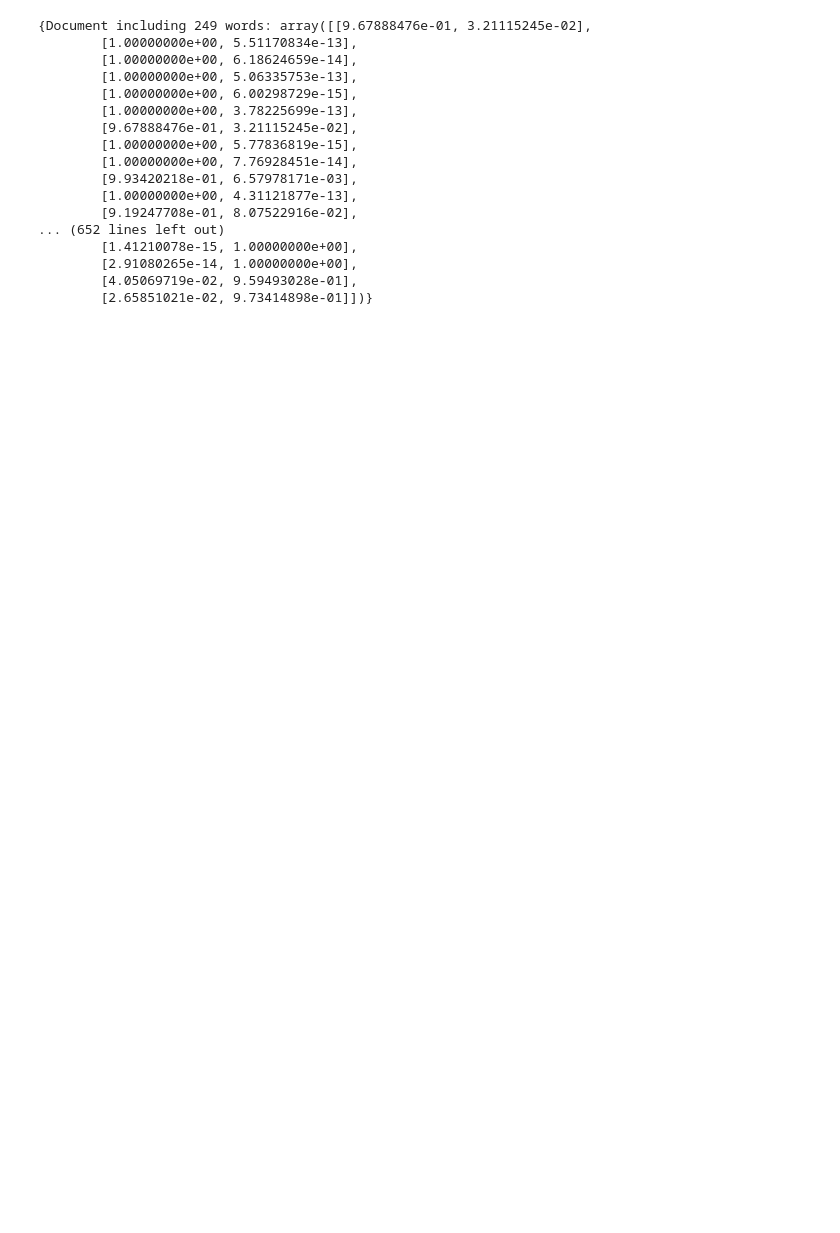
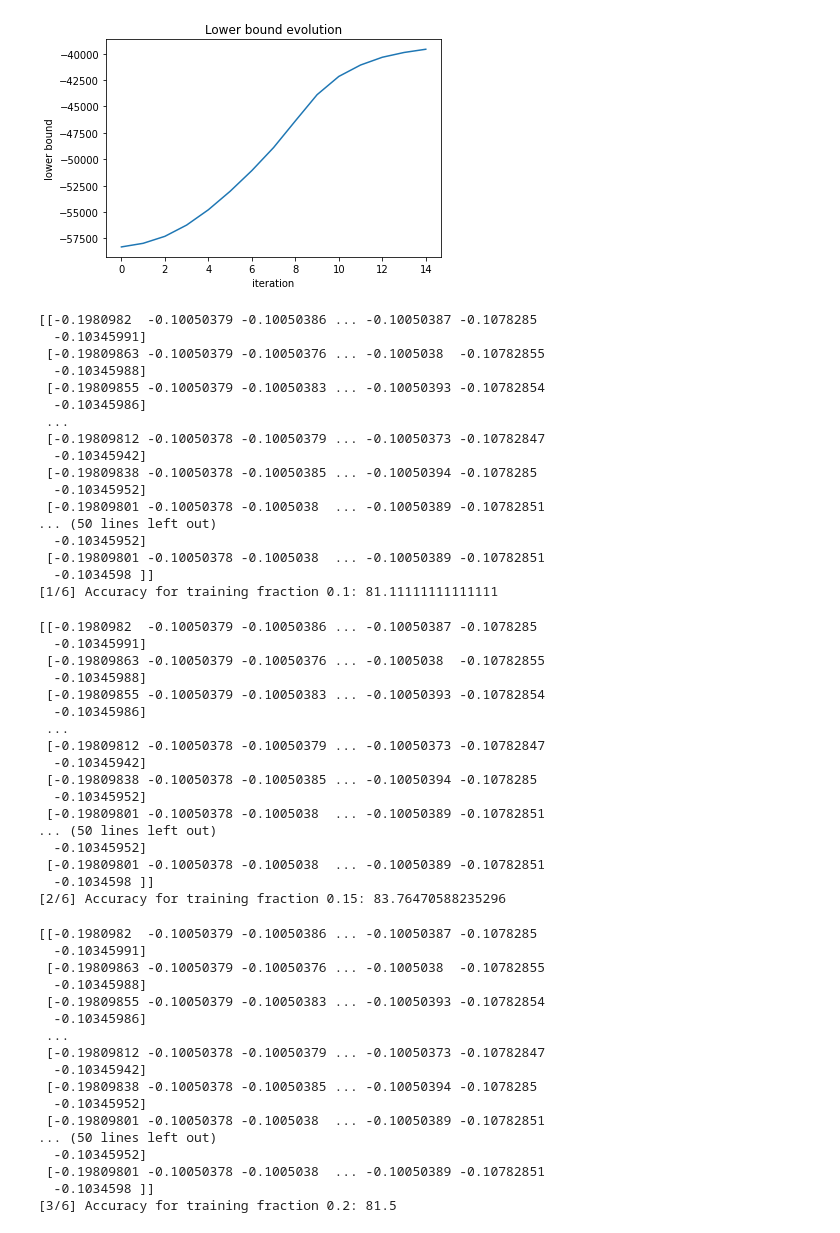
Before and after one commit to annasanchez27/DD2434-advanced-ml, a Jupyter notebook: experiments/classification.ipynb, the cells around one changed output. Saved outputs shown, nothing was run; the diff lists cells and outputs as text; code cells hidden in the pictures; blank space fills up the shorter version.

```diff
--- a/experiments/classification.ipynb
+++ b/experiments/classification.ipynb
@@ -182,20 +122,57 @@ phis = result['params']['phis']
-# %%
-phis
-# %% [output]
-{Document including 249 words: array([[9.67888476e-01, 3.21115245e-02],
-        [1.00000000e+00, 5.51170834e-13],
-        [1.00000000e+00, 6.18624659e-14],
-        [1.00000000e+00, 5.06335753e-13],
-        [1.00000000e+00, 6.00298729e-15],
-        [1.00000000e+00, 3.78225699e-13],
-        [9.67888476e-01, 3.21115245e-02],
-        [1.00000000e+00, 5.77836819e-15],
-        [1.00000000e+00, 7.76928451e-14],
-        [9.93420218e-01, 6.57978171e-03],
-        [1.00000000e+00, 4.31121877e-13],
-        [9.19247708e-01, 8.07522916e-02],
-... (652 lines left out)
-        [1.41210078e-15, 1.00000000e+00],
-        [2.91080265e-14, 1.00000000e+00],
-        [4.05069719e-02, 9.59493028e-01],
-        [2.65851021e-02, 9.73414898e-01]])}
+# %%
+earn_docs = create_docs_for_label('earn', docs_with_topics)
+# %%
+plot_classification_for_label(earn_docs, 'earn')
+# %% [output]
+[figure, added]
+[[-0.1980982  -0.10050379 -0.10050386 ... -0.10050387 -0.1078285
+  -0.10345991]
+ [-0.19809863 -0.10050379 -0.10050376 ... -0.1005038  -0.10782855
+  -0.10345988]
+ [-0.19809855 -0.10050379 -0.10050383 ... -0.10050393 -0.10782854
+  -0.10345986]
+ ...
+ [-0.19809812 -0.10050378 -0.10050379 ... -0.10050373 -0.10782847
+  -0.10345942]
+ [-0.19809838 -0.10050378 -0.10050385 ... -0.10050394 -0.1078285
+  -0.10345952]
+ [-0.19809801 -0.10050378 -0.1005038  ... -0.10050389 -0.10782851
+... (50 lines left out)
+  -0.10345952]
+ [-0.19809801 -0.10050378 -0.1005038  ... -0.10050389 -0.10782851
+  -0.1034598 ]]
+[1/6] Accuracy for training fraction 0.1: 81.11111111111111
+[[-0.1980982  -0.10050379 -0.10050386 ... -0.10050387 -0.1078285
+  -0.10345991]
+ [-0.19809863 -0.10050379 -0.10050376 ... -0.1005038  -0.10782855
+  -0.10345988]
+ [-0.19809855 -0.10050379 -0.10050383 ... -0.10050393 -0.10782854
+  -0.10345986]
+ ...
+ [-0.19809812 -0.10050378 -0.10050379 ... -0.10050373 -0.10782847
+  -0.10345942]
+ [-0.19809838 -0.10050378 -0.10050385 ... -0.10050394 -0.1078285
+  -0.10345952]
+ [-0.19809801 -0.10050378 -0.1005038  ... -0.10050389 -0.10782851
+... (50 lines left out)
+  -0.10345952]
+ [-0.19809801 -0.10050378 -0.1005038  ... -0.10050389 -0.10782851
+  -0.1034598 ]]
+[2/6] Accuracy for training fraction 0.15: 83.76470588235296
+[[-0.1980982  -0.10050379 -0.10050386 ... -0.10050387 -0.1078285
+  -0.10345991]
+ [-0.19809863 -0.10050379 -0.10050376 ... -0.1005038  -0.10782855
+  -0.10345988]
+ [-0.19809855 -0.10050379 -0.10050383 ... -0.10050393 -0.10782854
+  -0.10345986]
+ ...
+ [-0.19809812 -0.10050378 -0.10050379 ... -0.10050373 -0.10782847
+  -0.10345942]
+ [-0.19809838 -0.10050378 -0.10050385 ... -0.10050394 -0.1078285
+  -0.10345952]
+ [-0.19809801 -0.10050378 -0.1005038  ... -0.10050389 -0.10782851
+... (50 lines left out)
+  -0.10345952]
+ [-0.19809801 -0.10050378 -0.1005038  ... -0.10050389 -0.10782851
+  -0.1034598 ]]
+[3/6] Accuracy for training fraction 0.2: 81.5
```
Also changed, not shown: parts of 21 cells of this notebook, 5 other files.
